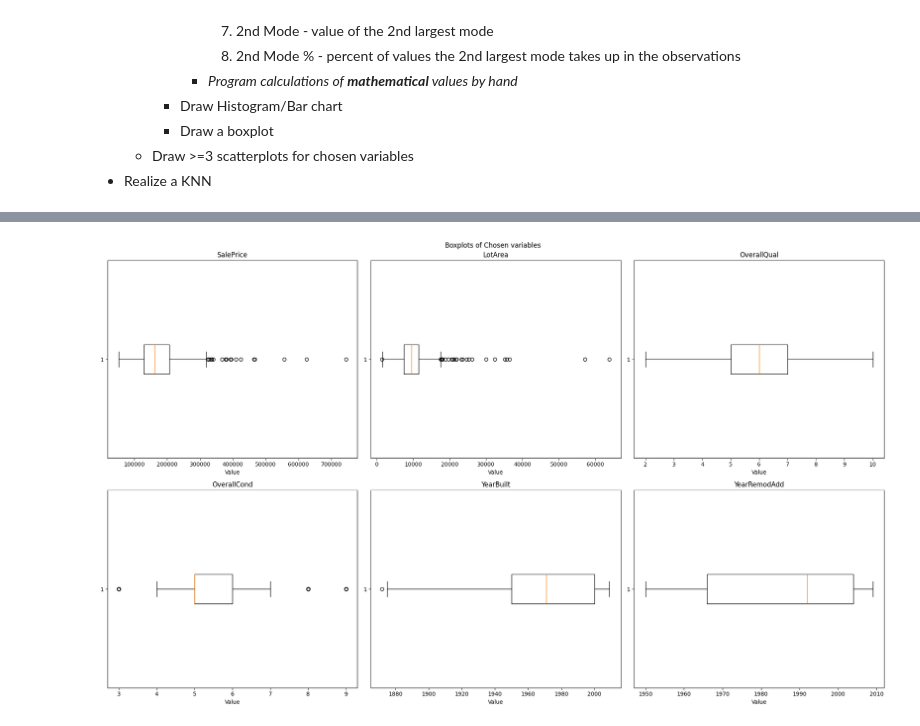
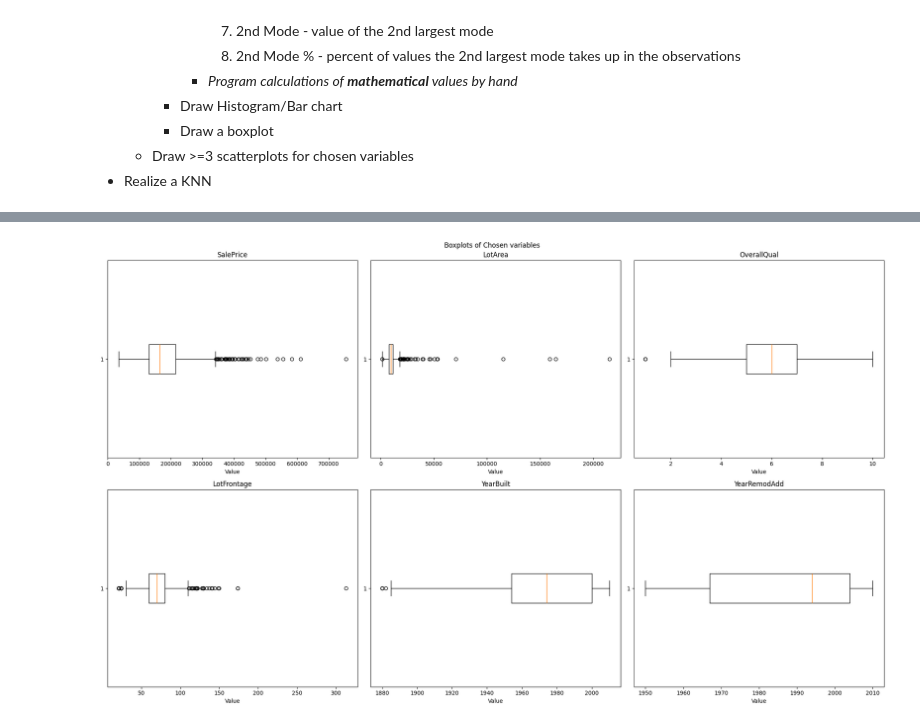
Before and after one commit to liutis6/House-Data-analysis-and-KNN, a Jupyter notebook: L1.ipynb, the cells around one changed output, grey strips where cells are left out. Drawn from its saved outputs; the diff is of its cells as text; code cells hidden in the pictures.

```diff
--- a/L1.ipynb
+++ b/L1.ipynb
@@ -40,9 +40,12 @@ import math
     * Draw >=3 scatterplots for chosen variables
 * Realize a KNN
 # %%
-df = pd.read_csv("data/test.csv",sep=",")
-my_col = ['SalePrice', 'LotArea', 'Condition1', 'OverallQual', 'OverallCond',
+df = pd.read_csv("data/train.csv",sep=",",na_values=['NA'])
+my_col = ['SalePrice', 'LotArea', 'Condition1', 'OverallQual', 'LotFrontage',
           'YearBuilt', 'YearRemodAdd', 'CentralAir', 'ExterCond']
+
+df.info(show_counts=True)
+
 for col in my_col:
     print(col, '\n', df[col].unique())
 # %% [output]
@@ -281,14 +224,18 @@ plt.show()
 # %%
-fig2, axes2 = plt.subplots(2, 3, figsize=(20,12))
+def print_boxplots():
+    fig, axes = plt.subplots(2, 3, figsize=(20,12))
 
-fig2.suptitle("Boxplots of Chosen variables")
+    fig.suptitle("Boxplots of Chosen variables")
 
-for feat, ax in zip(t_cont['Feature'], axes2.flatten()):
-    ax.boxplot(df[feat], orientation='horizontal')
-    ax.set_xlabel('Value')
-    ax.set_title(feat)
+    for feat, ax in zip(t_cont['Feature'], axes.flatten()):
+        obs = df[feat].dropna().copy() # other wise box plot cannot be plotted
+        ax.boxplot(obs, orientation='horizontal')
+        ax.set_xlabel('Value')
+        ax.set_title(feat)
 
-plt.tight_layout()
-plt.show()
+    plt.tight_layout()
+    plt.show()
+
+print_boxplots()
 # %% [output]
-[figure, old version]
+[figure, new version]
```
Also changed, not shown: parts of 7 cells of this notebook.
